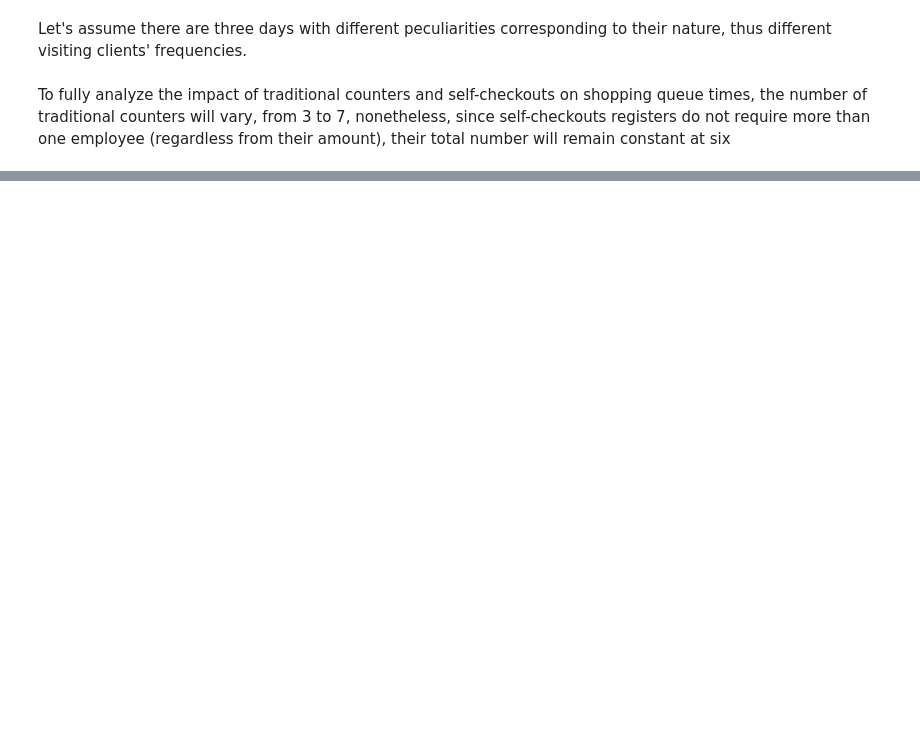
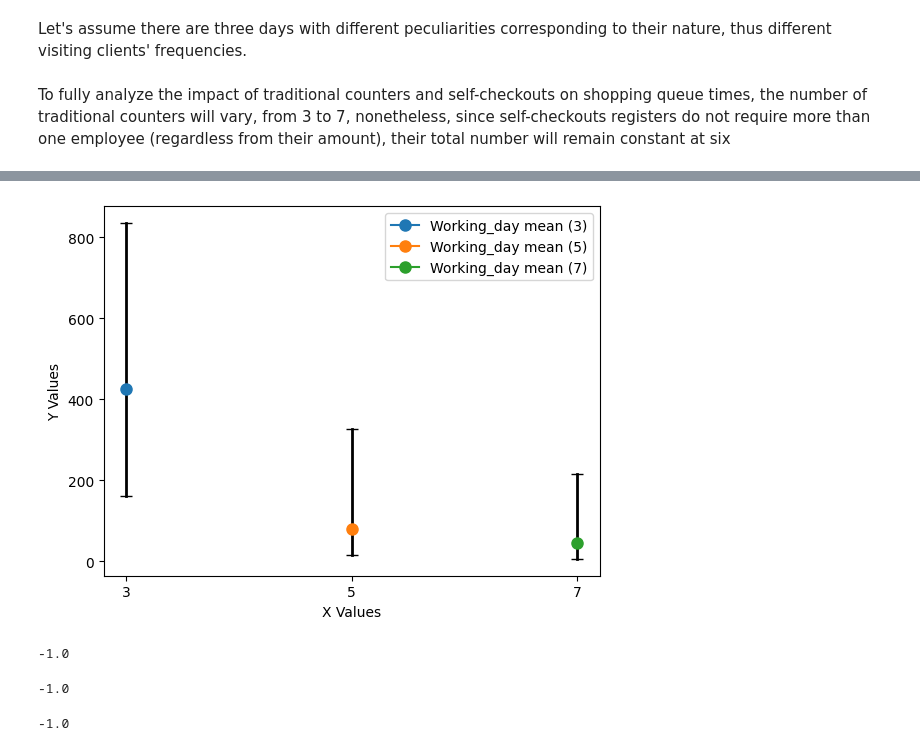
Before and after one commit to Micz26/Symulacja, a Jupyter notebook: notebook.ipynb, the cells around one changed output, grey strips where cells are left out. Drawn from its saved outputs; the diff is of its cells as text; code cells hidden in the pictures; blank space fills up the shorter version.

```diff
--- a/notebook.ipynb
+++ b/notebook.ipynb
@@ -176,0 +205,43 @@ print(correlation_coefficient)
+# %%
+fig, ax = plt.subplots()
+
+ax.plot([3, 3], [working_day_3_min, working_day_3_max], color='black', linewidth=2, marker='_', markersize=8)
+ax.plot([5, 5], [working_day_5_min, working_day_5_max], color='black', linewidth=2, marker='_', markersize=8)
+ax.plot([7, 7], [working_day_7_min, working_day_7_max], color='black', linewidth=2, marker='_', markersize=8)
+
+ax.plot(3, working_day_3_mean, marker='o', markersize=8, label='Working_day mean (3)')
+ax.plot(5, working_day_5_mean, marker='o', markersize=8, label='Working_day mean (5)')
+ax.plot(7, working_day_7_mean, marker='o', markersize=8, label='Working_day mean (7)')
+
+ax.set_xticks([3, 5, 7])
+ax.set_xlabel('X Values')
+ax.set_ylabel('Y Values')
+
+ax.legend()
+plt.show()
+# %% [output]
+[figure, added]
+# %%
+means = [pre_holiday_3_mean, pre_holiday_5_mean, pre_holiday_7_mean]
+n = [3,5,7]
+
+correlation_coefficient, p_value = spearmanr(n, means)
+print(correlation_coefficient)
+# %% [output]
+-1.0
+# %%
+means = [day_off_3_mean, day_off_5_mean, day_off_7_mean]
+n = [3,5,7]
+
+correlation_coefficient, p_value = spearmanr(n, means)
+print(correlation_coefficient)
+# %% [output]
+-1.0
+# %%
+means = [working_day_3_mean, working_day_5_mean, working_day_7_mean]
+n = [3,5,7]
+
+correlation_coefficient, p_value = spearmanr(n, means)
+print(correlation_coefficient)
+# %% [output]
+-1.0
```
Also changed, not shown: parts of 5 cells of this notebook.
